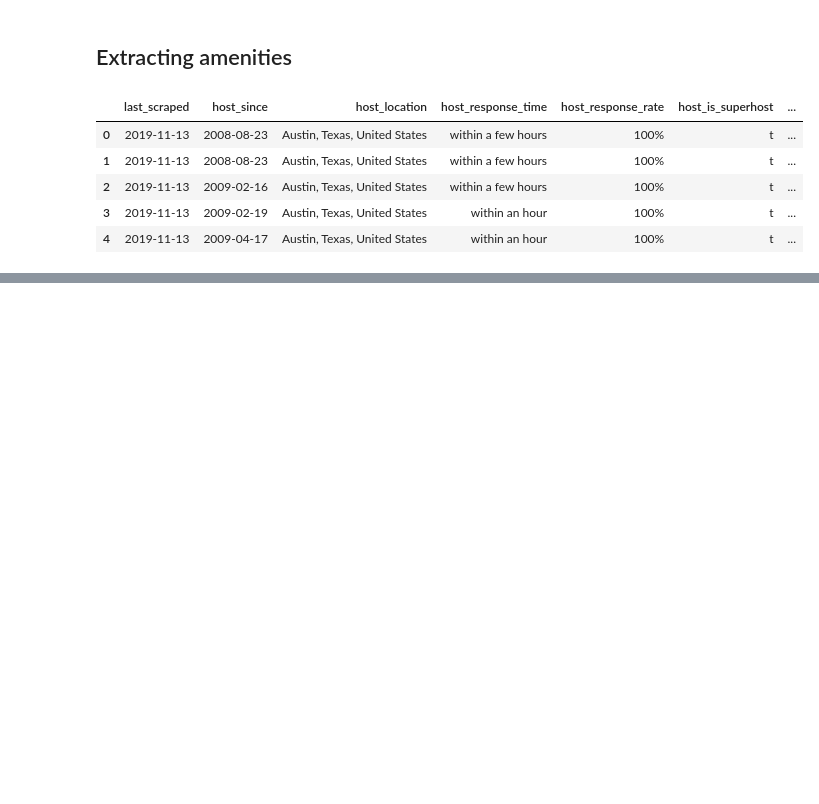
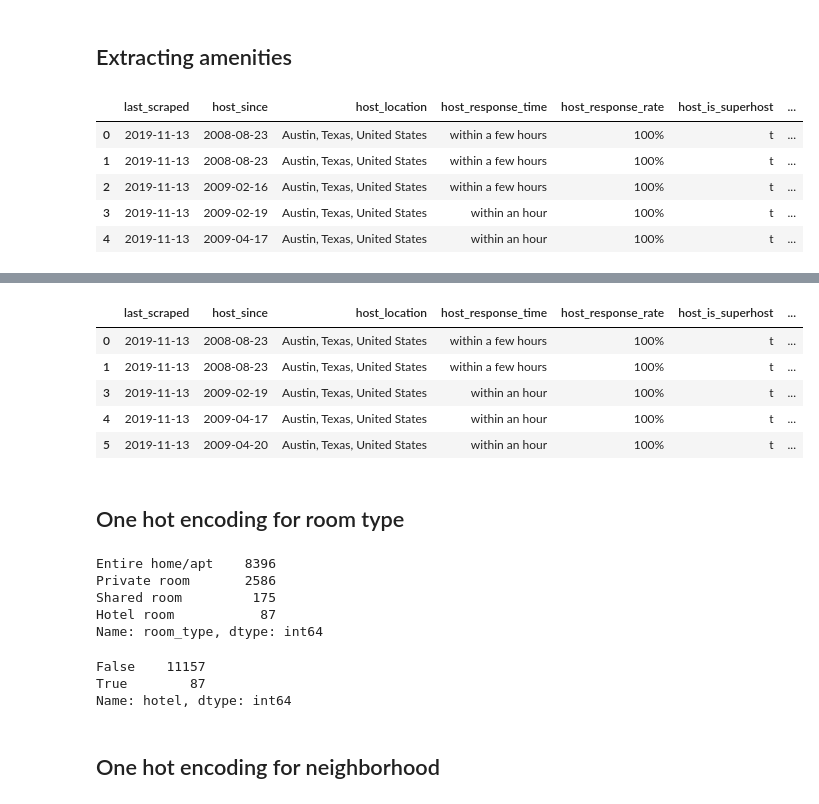
Before and after one commit to AirBnB-dream-team/DS, a Jupyter notebook: Exploration/Exploration.ipynb, the cells around one changed output, grey strips where cells are left out. Saved outputs shown, nothing was run; the diff lists cells and outputs as text; code cells hidden in the pictures; blank space fills up the shorter version.

```diff
--- a/Exploration/Exploration.ipynb
+++ b/Exploration/Exploration.ipynb
@@ -158,3 +180,14 @@ df.head()
 | 2 | 2019-11-13 | 2009-02-16 | Austin, Texas, United States | within a few hours | 100% | t | ... |
 | 3 | 2019-11-13 | 2009-02-19 | Austin, Texas, United States | within an hour | 100% | t | ... |
 | 4 | 2019-11-13 | 2009-04-17 | Austin, Texas, United States | within an hour | 100% | t | ... |
+# %%
+# for reference, create a set of all possible amenities
+
+superlist = []
+
+for li in df['am_list']:
+    superlist.extend(li)
+
+all_ams = set(superlist)
+
+all_ams
@@ -160,0 +212,15 @@ df.head()
+# %%
+# that's a lot, but we can just analyze the ones that seem potentially important
+
+# new columns for whether each potential feature occurs in the list of amenities
+
+potential_features = ['Air conditioning', 'Central air conditioning', 'Balcony',
+                      'Dishwasher', 'Free parking on premises', 'Full kitchen',
+                      'Kitchen', 'Kitchenette', 'Garden or backyard',
+                      'Gated community', 'Internet', 'Wifi', 'Office',
+                      'Smart Technology', 'Suitable for events']
+
+for feature in potential_features:
+    df[feature] = df['am_list'].apply(lambda li: feature in li)
+
+df.head()
@@ -160,0 +254,32 @@ df.head()
+# %%
+df[df['Internet'] == True].head()
+# %% [output]
+|  | last_scraped | host_since | host_location | host_response_time | host_response_rate | host_is_superhost | ... |
+| 0 | 2019-11-13 | 2008-08-23 | Austin, Texas, United States | within a few hours | 100% | t | ... |
+| 1 | 2019-11-13 | 2008-08-23 | Austin, Texas, United States | within a few hours | 100% | t | ... |
+| 3 | 2019-11-13 | 2009-02-19 | Austin, Texas, United States | within an hour | 100% | t | ... |
+| 4 | 2019-11-13 | 2009-04-17 | Austin, Texas, United States | within an hour | 100% | t | ... |
+| 5 | 2019-11-13 | 2009-04-20 | Austin, Texas, United States | within an hour | 100% | t | ... |
+# %% [markdown]
+## One hot encoding for room type
+# %%
+df['room_type'].value_counts(dropna=False)
+# %% [output]
+Entire home/apt    8396
+Private room       2586
+Shared room         175
+Hotel room           87
+Name: room_type, dtype: int64
+# %%
+df['entire'] = df['room_type'] == 'Entire home/apt'
+df['private'] = df['room_type'] == 'Private room'
+df['shared'] = df['room_type'] == 'Shared room'
+df['hotel'] = df['room_type'] == 'Hotel room'
+
+df['hotel'].value_counts()
+# %% [output]
+False    11157
+True        87
+Name: hotel, dtype: int64
+# %% [markdown]
+## One hot encoding for neighborhood
```
Also changed, not shown: parts of 21 cells of this notebook.
